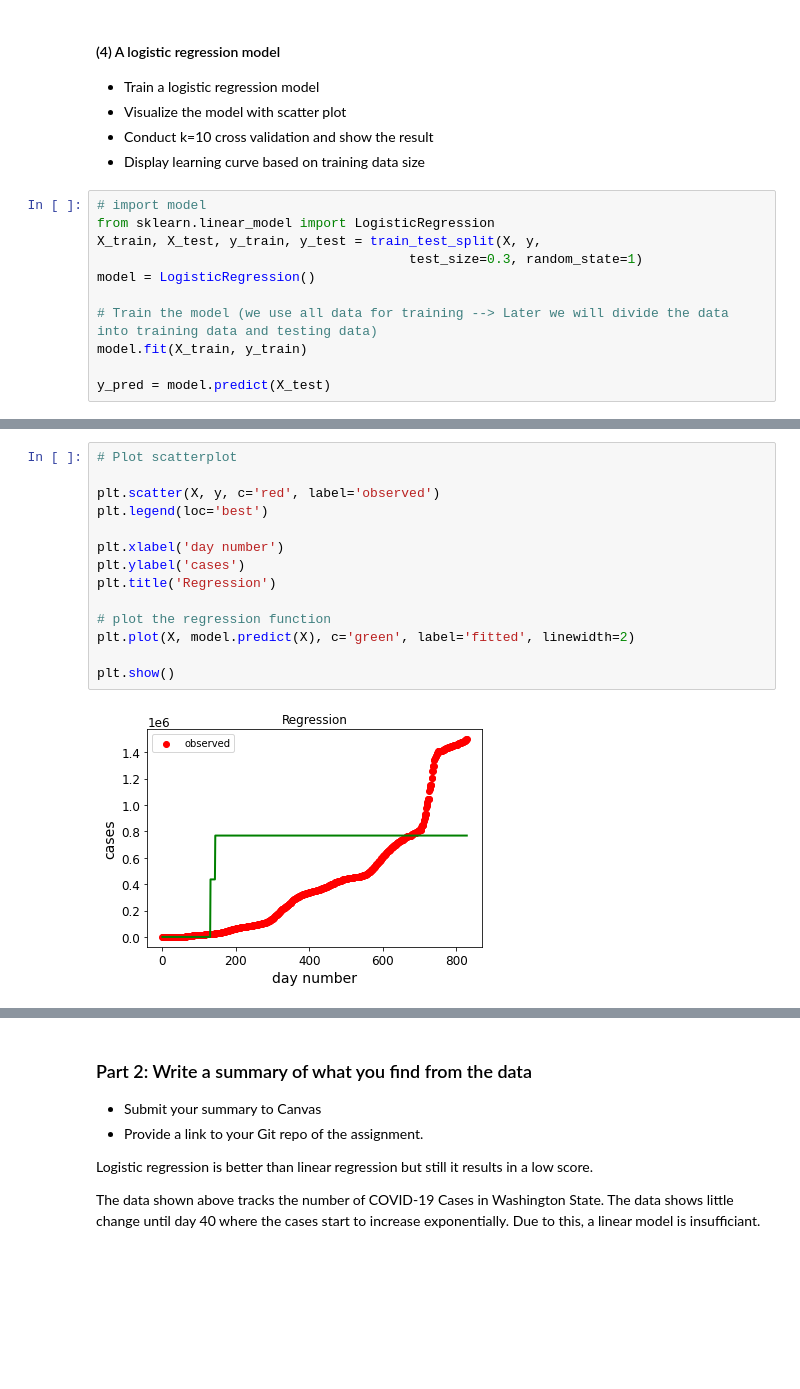
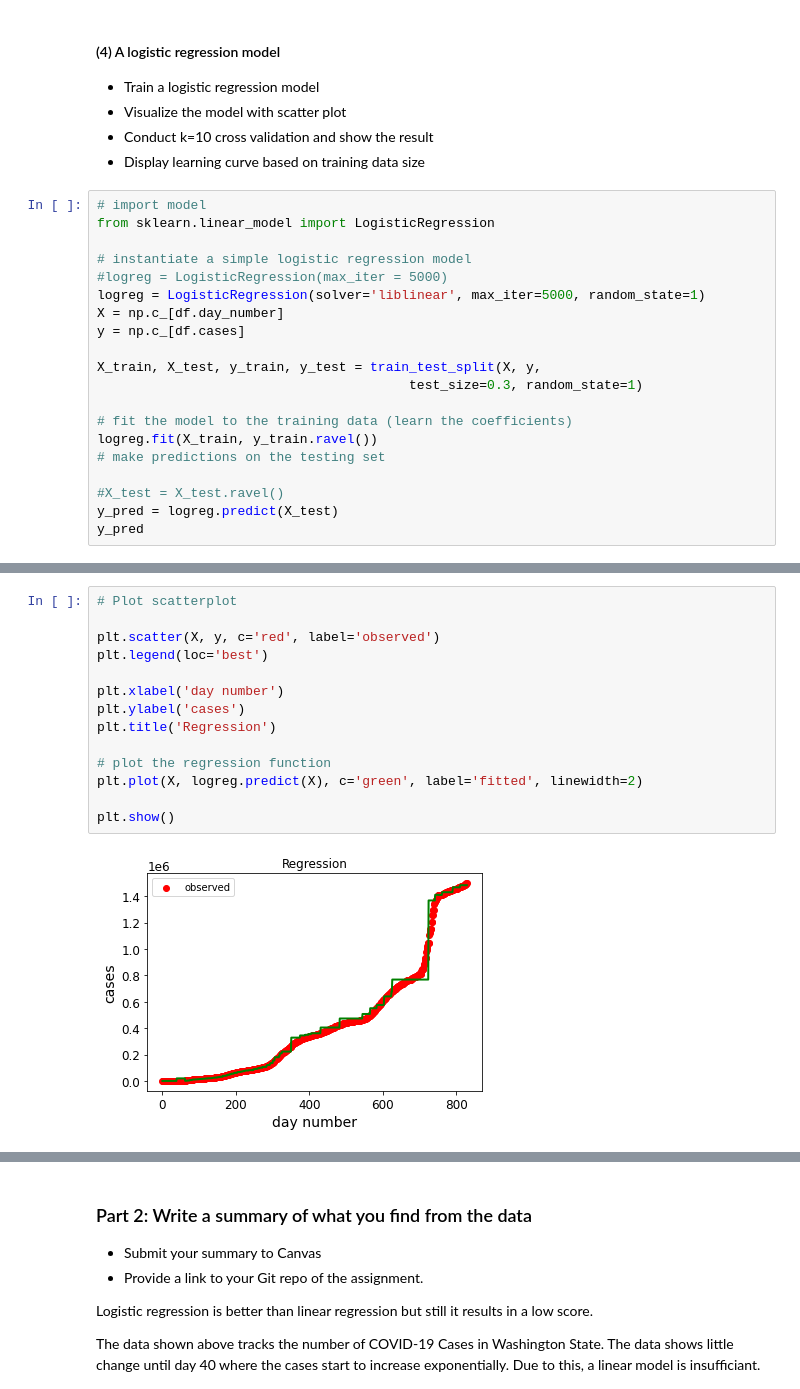
Before and after one commit to weswong02/CPSC4310, a Jupyter notebook: ME5_simpleRegression_COVID19/simpleLinearRegression.ipynb, the cells around one changed output, grey strips where cells are left out. Drawn from its saved outputs; the diff is of its cells as text; blank space fills up the shorter version.

```diff
--- a/ME5_simpleRegression_COVID19/simpleLinearRegression.ipynb
+++ b/ME5_simpleRegression_COVID19/simpleLinearRegression.ipynb
@@ -790,12 +790,21 @@ plt.show()
 # %%
 # import model
 from sklearn.linear_model import LogisticRegression
+
+# instantiate a simple logistic regression model
+#logreg = LogisticRegression(max_iter = 5000)
+logreg = LogisticRegression(solver='liblinear', max_iter=5000, random_state=1)
+X = np.c_[df.day_number]
+y = np.c_[df.cases]
+
 X_train, X_test, y_train, y_test = train_test_split(X, y,
                                         test_size=0.3, random_state=1)
-model = LogisticRegression()
 
-# Train the model (we use all data for training --> Later we will divide the data into training data and testing data)
-model.fit(X_train, y_train)
+# fit the model to the training data (learn the coefficients)
+logreg.fit(X_train, y_train.ravel())
+# make predictions on the testing set
 
-y_pred = model.predict(X_test)
+#X_test = X_test.ravel()
+y_pred = logreg.predict(X_test)
+y_pred
 # %% [output]
@@ -803,19 +835,19 @@ KeyboardInterrupt:
 # %%
 # Plot scatterplot
 
 plt.scatter(X, y, c='red', label='observed')
 plt.legend(loc='best')
 
 plt.xlabel('day number')
 plt.ylabel('cases')
 plt.title('Regression')
 
 # plot the regression function
-plt.plot(X, model.predict(X), c='green', label='fitted', linewidth=2)
+plt.plot(X, logreg.predict(X), c='green', label='fitted', linewidth=2)
 
 plt.show()
 # %% [output]
-[figure, old version]
+[figure, new version]
 # %%
 from sklearn.model_selection import train_test_split
 from sklearn.model_selection import KFold # import k-fold validation
```
Also changed, not shown: parts of 9 cells of this notebook, 1 other file.
